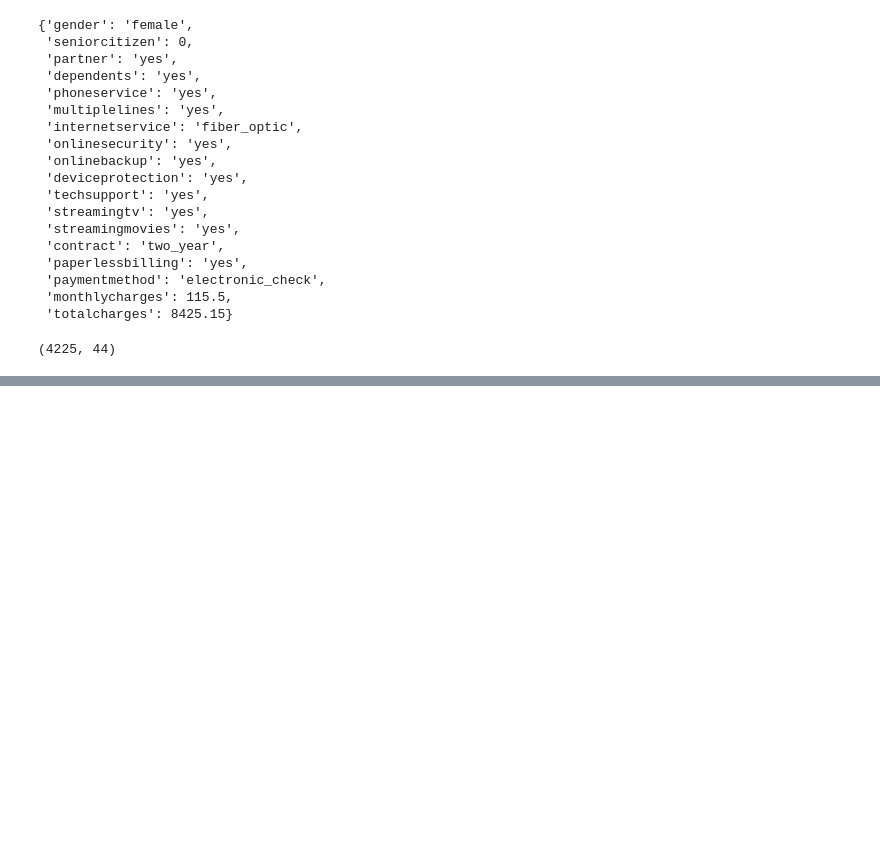
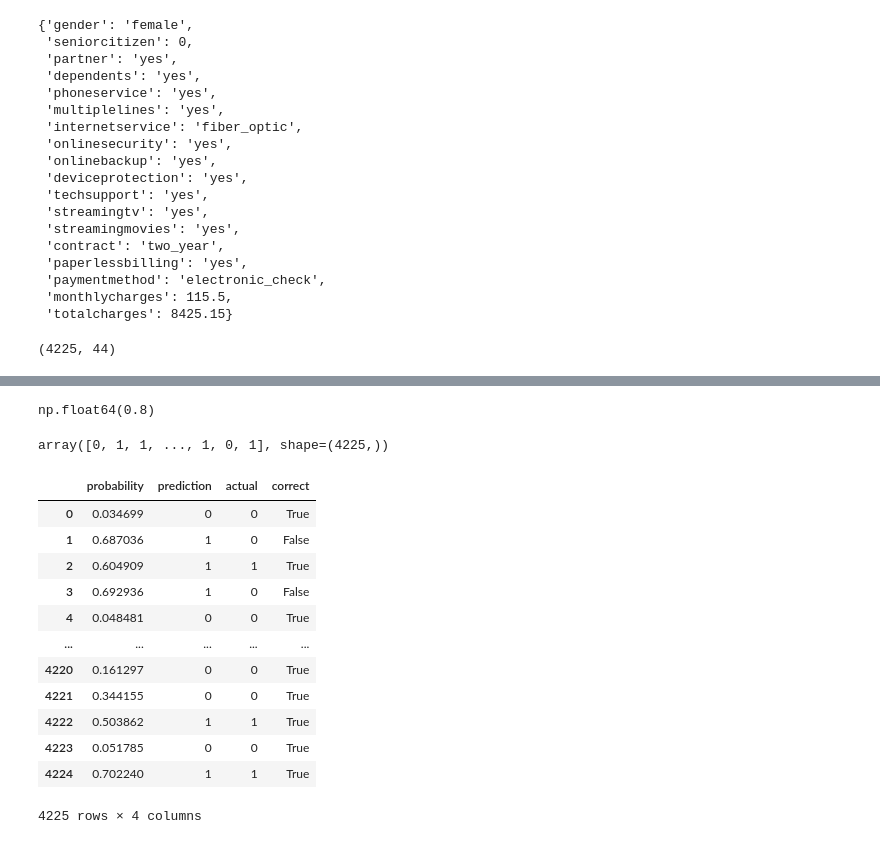
Before and after one commit to Developer-Abnam/machine-learning-zoomcamp-homework2, a Jupyter notebook: 03_churn_prediction/3.3_churn_prediction.ipynb, the cells around one changed output, grey strips where cells are left out. Drawn from its saved outputs; the diff is of its cells as text; code cells hidden in the pictures; blank space fills up the shorter version.

Commit message:
3.3_churn_prediction

```diff
--- a/03_churn_prediction/3.3_churn_prediction.ipynb
+++ b/03_churn_prediction/3.3_churn_prediction.ipynb
@@ -404,0 +450,4 @@ x_val = dv.transform(train_dicts)
+# %%
+y_pred = model.predict_proba(x_train)[:, 1]
+# %%
+churn_decision = (y_pred >= 0.5)
@@ -404,0 +469,31 @@ x_val = dv.transform(train_dicts)
+# %%
+(y_train == churn_decision).mean()
+# %% [output]
+np.float64(0.8)
+# %%
+churn_decision.astype(int)
+# %% [output]
+array([0, 1, 1, ..., 1, 0, 1], shape=(4225,))
+# %%
+df_pred = pd.DataFrame()
+df_pred['probability'] = y_pred
+df_pred['prediction'] = churn_decision.astype(int)
+df_pred['actual'] = y_train
+# %%
+df_pred['correct'] = df_pred.prediction == df_pred.actual
+# %%
+df_pred
+# %% [output]
+|  | probability | prediction | actual | correct |
+| 0 | 0.034699 | 0 | 0 | True |
+| 1 | 0.687036 | 1 | 0 | False |
+| 2 | 0.604909 | 1 | 1 | True |
+| 3 | 0.692936 | 1 | 0 | False |
+| 4 | 0.048481 | 0 | 0 | True |
+| ... | ... | ... | ... | ... |
+| 4220 | 0.161297 | 0 | 0 | True |
+| 4221 | 0.344155 | 0 | 0 | True |
+| 4222 | 0.503862 | 1 | 1 | True |
+| 4223 | 0.051785 | 0 | 0 | True |
+| 4224 | 0.702240 | 1 | 1 | True |
+4225 rows × 4 columns
```
Also changed, not shown: parts of 9 cells of this notebook.
